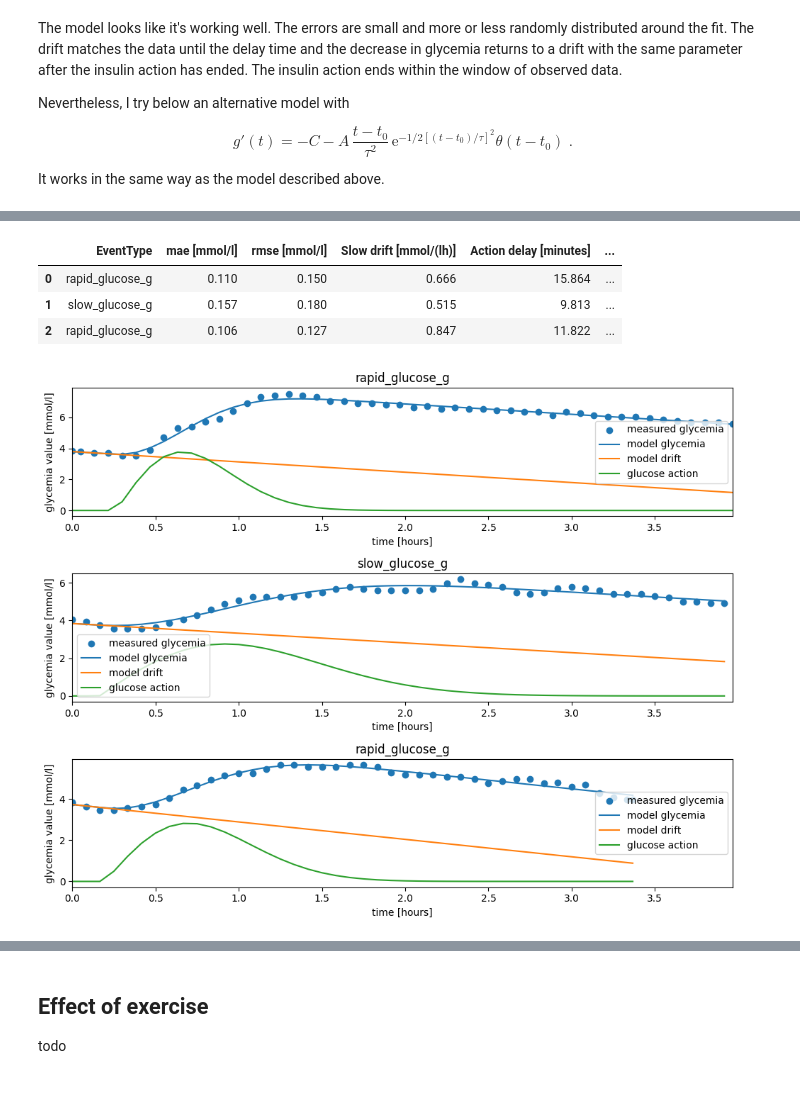
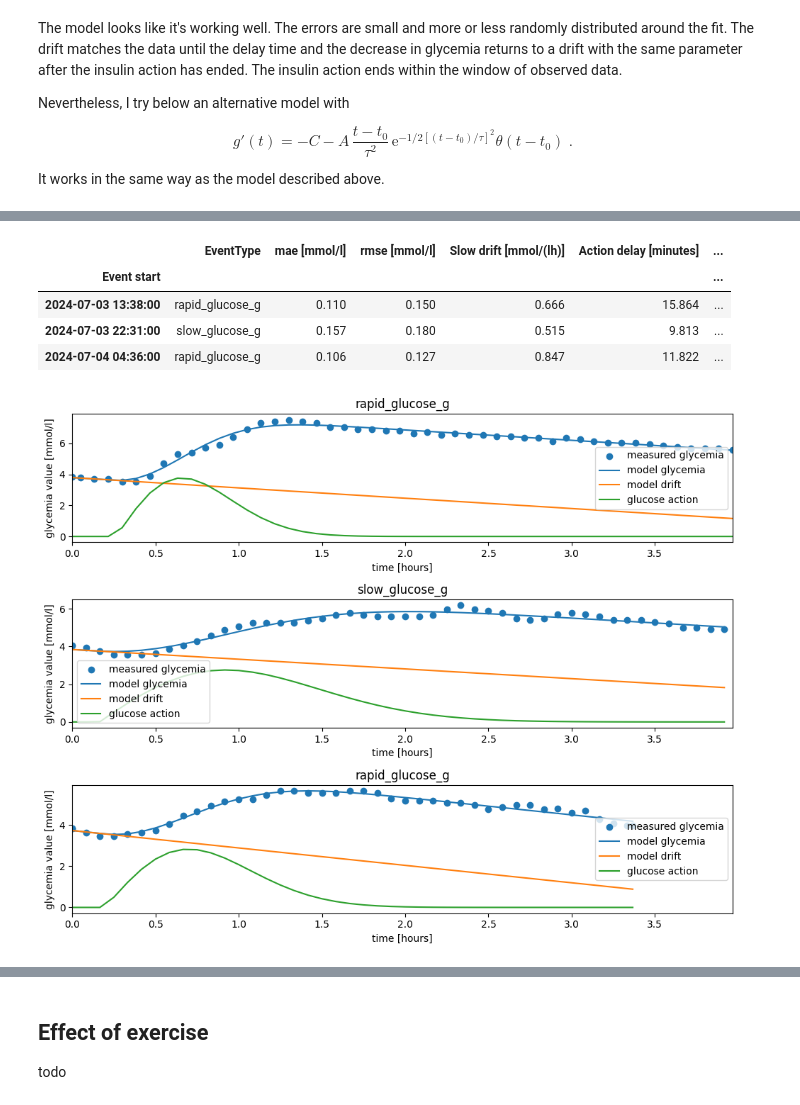
Before and after one commit to sethyvenatem/blood_sugar_fast_day, a Jupyter notebook: fast_day.ipynb, the cells around one changed output, grey strips where cells are left out. Drawn from its saved outputs; the diff is of its cells as text; code cells hidden in the pictures.

```diff
--- a/fast_day.ipynb
+++ b/fast_day.ipynb
@@ -365,18 +366,17 @@ fig.set_figwidth(15)
 axs.scatter(data['elapsed_time_h'],data['calibrated_glycemia'], label = 'measured glycemia')
 axs.plot(data['elapsed_time_h'],tofit_square(data['elapsed_time_h'], *popt), label = 'model glycemia')
 axs.plot(data['elapsed_time_h'],popt[1]- popt[0]*data['elapsed_time_h'], label = 'model drift')
-axs.plot(data['elapsed_time_h'],popt[1]- popt[0]*data['elapsed_time_h']-popt[3], label = 'model drift end')
 axs.plot(data['elapsed_time_h'],insulin_action_square(data['elapsed_time_h'], *popt), label = 'insulin action')
 axs.set_xlabel('time [hours]')
 axs.set_ylabel('glycemia [mmol/l]')
 axs.set_title('Insulin action -- alternative model')
 axs.legend();
 
-columns = ['mae [mmol/l]','rmse [mmol/l]','Slow drift [mmol/(lh)]','Action delay [minutes]','Action time scale [minutes]',
+columns = ['mae [mmol/l]','rmse [mmol/l]', 'Event start', 'Slow drift [mmol/(lh)]','Action delay [minutes]','Action time scale [minutes]',
                'Total glycemia decrease [mmol/l]','Time to '+str(100*(1-epsilon))+'% [hours]']
 values = ([np.abs(data['calibrated_glycemia']-tofit_square(data['elapsed_time_h'], *popt)).mean(),
-(((data['calibrated_glycemia']-tofit_square(data['elapsed_time_h'], *popt))**2).mean()**0.5),
+(((data['calibrated_glycemia']-tofit_square(data['elapsed_time_h'], *popt))**2).mean()**0.5), data.index[0],
 popt[0], popt[2]*60, popt[4]*60, popt[3],popt[2]+popt[4]*time_solution[0]])
-round(pd.DataFrame([values],columns = columns, index = ['']),3)
+round(pd.DataFrame([values],columns = columns, index = ['']).set_index('Event start'),3)
 # %% [output]
 |  | mae [mmol/l] | rmse [mmol/l] | Slow drift [mmol/(lh)] | Action delay [minutes] | Action time scale [minutes] | ... |
@@ -486,17 +489,18 @@ for ind, ev in enumerate(events):
     axs[ind].set_xlabel('time [hours]')
     axs[ind].set_ylabel('glucose value [mmol/l]')
 
-    columns = ['mae [mmol/l]','rmse [mmol/l]','Slow drift [mmol/(lh)]','Action delay [minutes]','Action time scale [minutes]',
+    columns = ['mae [mmol/l]','rmse [mmol/l]','Event start', 'Slow drift [mmol/(lh)]','Action delay [minutes]','Action time scale [minutes]',
                'Total glycemia increase [mmol/l]','Time to '+str(100*(1-epsilon))+'% [hours]']
-    values = ([round(np.abs(ev['calibrated_glycemia']-tofit(ev['elapsed_time_h'], *popt)).mean(),3),
-    round((((ev['calibrated_glycemia']-tofit(ev['elapsed_time_h'], *popt))**2).mean()**0.5),3),
-    round(popt[0],3),
-    round(popt[2]*60,3),
-    round(popt[4]*60,3),
-    round(popt[3],3),round(popt[2]+popt[4]*time_solution[0],3)])
+    values = ([np.abs(ev['calibrated_glycemia']-tofit(ev['elapsed_time_h'], *popt)).mean(),
+    (((ev['calibrated_glycemia']-tofit(ev['elapsed_time_h'], *popt))**2).mean()**0.5),
+    ev.index[0],
+    popt[0],
+    popt[2]*60,
+    popt[4]*60,
+    popt[3],popt[2]+popt[4]*time_solution[0]])
     events_description.loc[ind,columns] = values
 fig.tight_layout();
-
-events_description
+events_description = events_description.set_index('Event start')
+round(events_description,3)
 # %% [output]
 |  | EventType | mae [mmol/l] | rmse [mmol/l] | Slow drift [mmol/(lh)] | Action delay [minutes] | ... |
@@ -508,43 +513,45 @@ events_description
 fig, axs = plt.subplots(3)
 fig.set_figheight(8)
 fig.set_figwidth(10)
 
 max_time = 0
 for ev in events:
     max_time = max(max_time,ev['elapsed_time_h'].max())
 
 events_description = pd.DataFrame(['rapid_glucose_g','slow_glucose_g','rapid_glucose_g'],index = [0,1,2],columns = ['EventType'])
 
 for ind, ev in enumerate(events):
 
     popt, _ = curve_fit(tofit_square, ev['elapsed_time_h'],ev['calibrated_glycemia'], p0 = [0, 3,0.75,4,0.6])
     time_solution = [(-np.log(epsilon))**0.5]
 
     axs[ind].scatter(ev['elapsed_time_h'],ev['calibrated_glycemia'], label = 'measured glycemia')
     axs[ind].plot(ev['elapsed_time_h'],tofit_square(ev['elapsed_time_h'], *popt), label = 'model glycemia')
     axs[ind].plot(ev['elapsed_time_h'],popt[1]-popt[0]*ev['elapsed_time_h'], label = 'model drift')
     axs[ind].plot(ev['elapsed_time_h'],glucose_action_square(ev['elapsed_time_h'], *popt), label = 'glucose action')
     axs[ind].set_title(ev.columns.name)
     axs[ind].set_xlim([0,max_time])
     axs[ind].legend()
     axs[ind].set_xlabel('time [hours]')
     axs[ind].set_ylabel('glycemia value [mmol/l]')
 
-    columns = ['mae [mmol/l]','rmse [mmol/l]','Slow drift [mmol/(lh)]','Action delay [minutes]','Action time scale [minutes]',
+    columns = ['mae [mmol/l]','rmse [mmol/l]','Event start', 'Slow drift [mmol/(lh)]','Action delay [minutes]','Action time scale [minutes]',
                'Total glycemia increase [mmol/l]','Time to '+str(100*(1-epsilon))+'% [hours]']
-    values = ([round(np.abs(ev['calibrated_glycemia']-tofit_square(ev['elapsed_time_h'], *popt)).mean(),3),
-    round((((ev['calibrated_glycemia']-tofit_square(ev['elapsed_time_h'], *popt))**2).mean()**0.5),3),
-    round(popt[0],3),
-    round(popt[2]*60,3),
-    round(popt[4]*60,3),
-    round(popt[3]/2,3),round(popt[2]+popt[4]*time_solution[0],3)])
+    values = ([np.abs(ev['calibrated_glycemia']-tofit_square(ev['elapsed_time_h'], *popt)).mean(),
+    (((ev['calibrated_glycemia']-tofit_square(ev['elapsed_time_h'], *popt))**2).mean()**0.5),
+    ev.index[0],
+    popt[0],
+    popt[2]*60,
+    popt[4]*60,
+    popt[3],popt[2]+popt[4]*time_solution[0]])
     events_description.loc[ind,columns] = values
 fig.tight_layout();
-
-events_description
+events_description = events_description.set_index('Event start')
+round(events_description,3)
 # %% [output]
 |  | EventType | mae [mmol/l] | rmse [mmol/l] | Slow drift [mmol/(lh)] | Action delay [minutes] | ... |
-| 0 | rapid_glucose_g | 0.110 | 0.150 | 0.666 | 15.864 | ... |
-| 1 | slow_glucose_g | 0.157 | 0.180 | 0.515 | 9.813 | ... |
-| 2 | rapid_glucose_g | 0.106 | 0.127 | 0.847 | 11.822 | ... |
+| Event start |  |  |  |  |  | ... |
+| 2024-07-03 13:38:00 | rapid_glucose_g | 0.110 | 0.150 | 0.666 | 15.864 | ... |
+| 2024-07-03 22:31:00 | slow_glucose_g | 0.157 | 0.180 | 0.515 | 9.813 | ... |
+| 2024-07-04 04:36:00 | rapid_glucose_g | 0.106 | 0.127 | 0.847 | 11.822 | ... |
 [figure]
```
Also changed, not shown: parts of 8 cells of this notebook.
